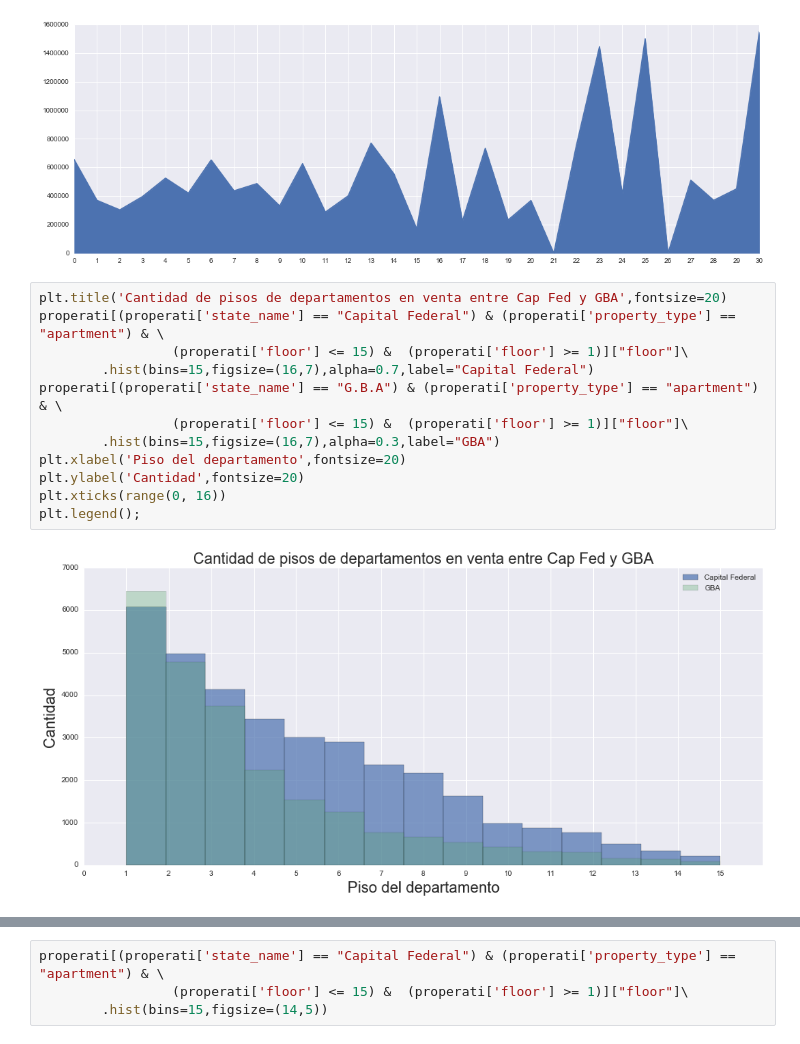
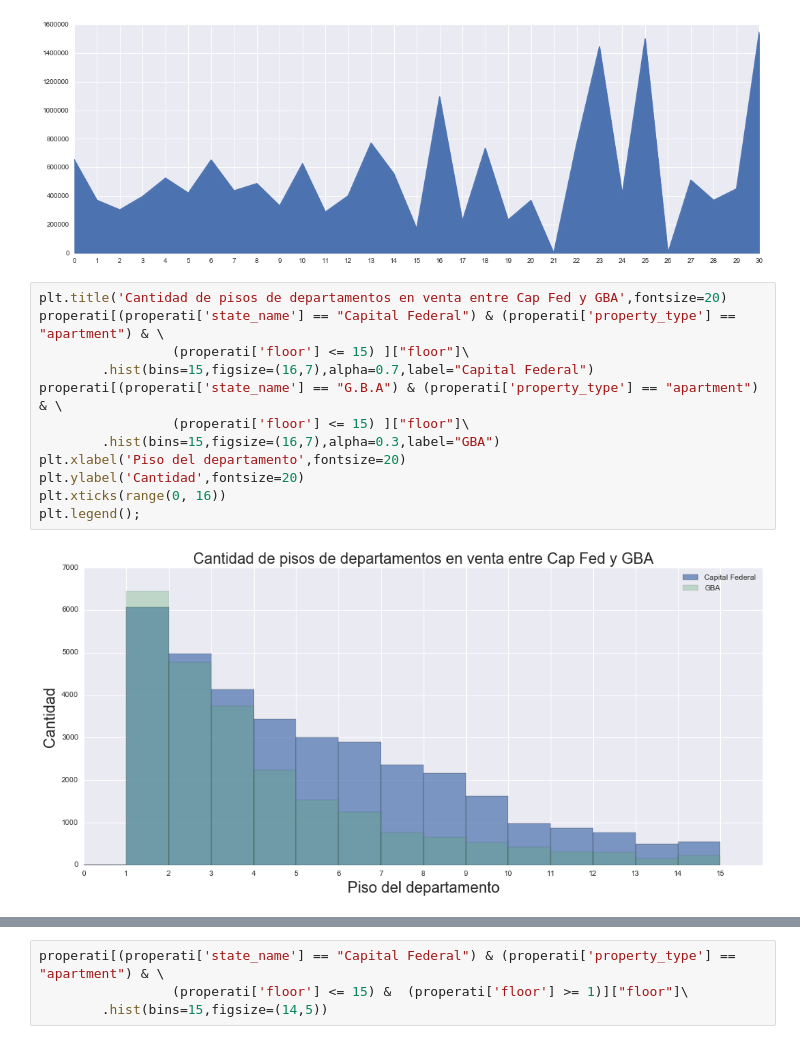
Before and after one commit to BraianVicente/properati_argentina, a Jupyter notebook: src/TP 1 - Properati - Full Month - Algunos Plots.ipynb, the cells around one changed output, grey strips where cells are left out. Cells and saved outputs as stored; diff of their text form.

```diff
--- a/src/TP 1 - Properati - Full Month - Algunos Plots.ipynb
+++ b/src/TP 1 - Properati - Full Month - Algunos Plots.ipynb
@@ -679,14 +679,14 @@ plt.xticks(range(0,31));
 # %%
 plt.title('Cantidad de pisos de departamentos en venta entre Cap Fed y GBA',fontsize=20)
 properati[(properati['state_name'] == "Capital Federal") & (properati['property_type'] == "apartment") & \
-                 (properati['floor'] <= 15) &  (properati['floor'] >= 1)]["floor"]\
+                 (properati['floor'] <= 15) ]["floor"]\
         .hist(bins=15,figsize=(16,7),alpha=0.7,label="Capital Federal")
 properati[(properati['state_name'] == "G.B.A") & (properati['property_type'] == "apartment") & \
-                 (properati['floor'] <= 15) &  (properati['floor'] >= 1)]["floor"]\
+                 (properati['floor'] <= 15) ]["floor"]\
         .hist(bins=15,figsize=(16,7),alpha=0.3,label="GBA")
 plt.xlabel('Piso del departamento',fontsize=20)
 plt.ylabel('Cantidad',fontsize=20)
 plt.xticks(range(0, 16))
 plt.legend();
 # %% [output]
-[figure, old version]
+[figure, new version]
```
Also changed, not shown: parts of 3 cells of this notebook.
